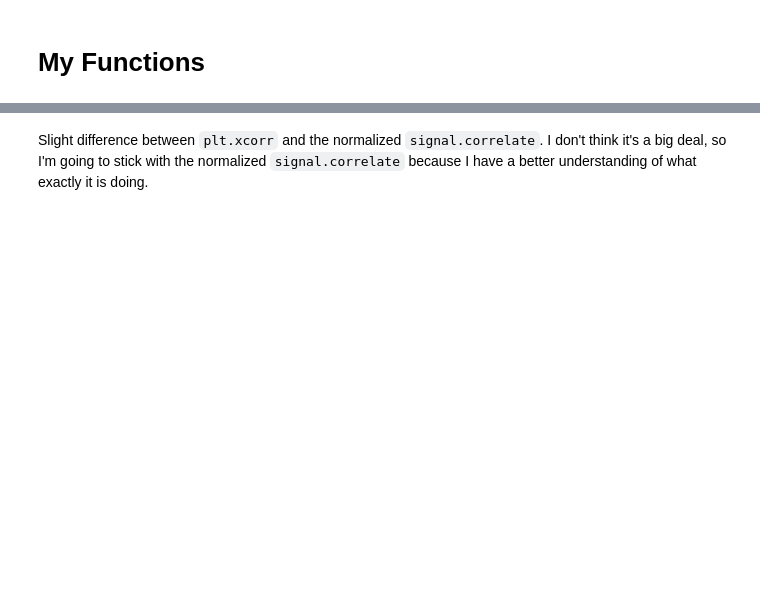
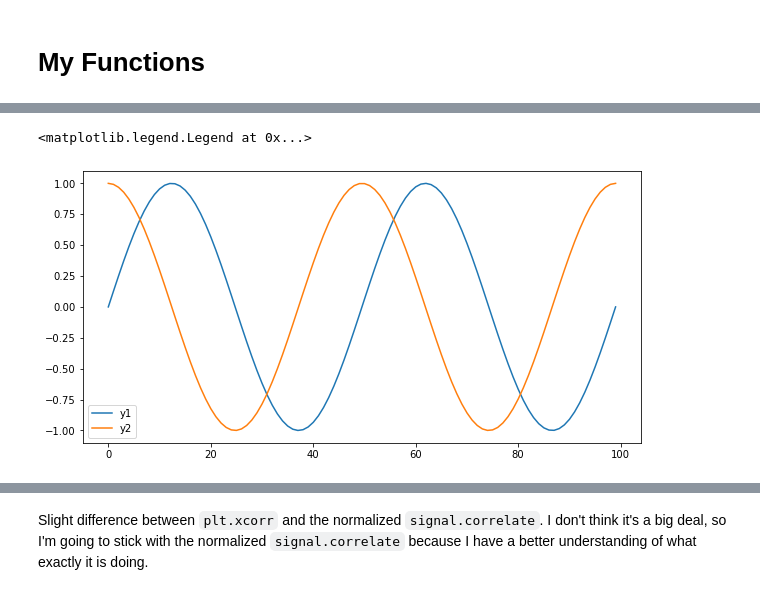
Before and after one commit to bbuchovecky/hmei, a Jupyter notebook: notebooks/correlation_analysis.ipynb, the cells around one changed output, grey strips where cells are left out. Saved outputs shown, nothing was run; the diff lists cells and outputs as text; code cells hidden in the pictures; blank space fills up the shorter version.

```diff
--- a/notebooks/correlation_analysis.ipynb
+++ b/notebooks/correlation_analysis.ipynb
@@ -229,3 +283,11 @@ ax.plot(lags, xcorr_normed_arr)
+# %%
+fig,ax = plt.subplots(figsize=(10,5))
+ax.plot(y1, label='y1')
+ax.plot(y2, label='y2', color='tab:orange')
+ax.legend()
+# %% [output]
+<matplotlib.legend.Legend at 0x...>
+[figure, added]
 # %%
 fig,ax = plt.subplots(figsize=(10,5))
 
```
Also changed, not shown: parts of 20 cells of this notebook, 2 other files.
